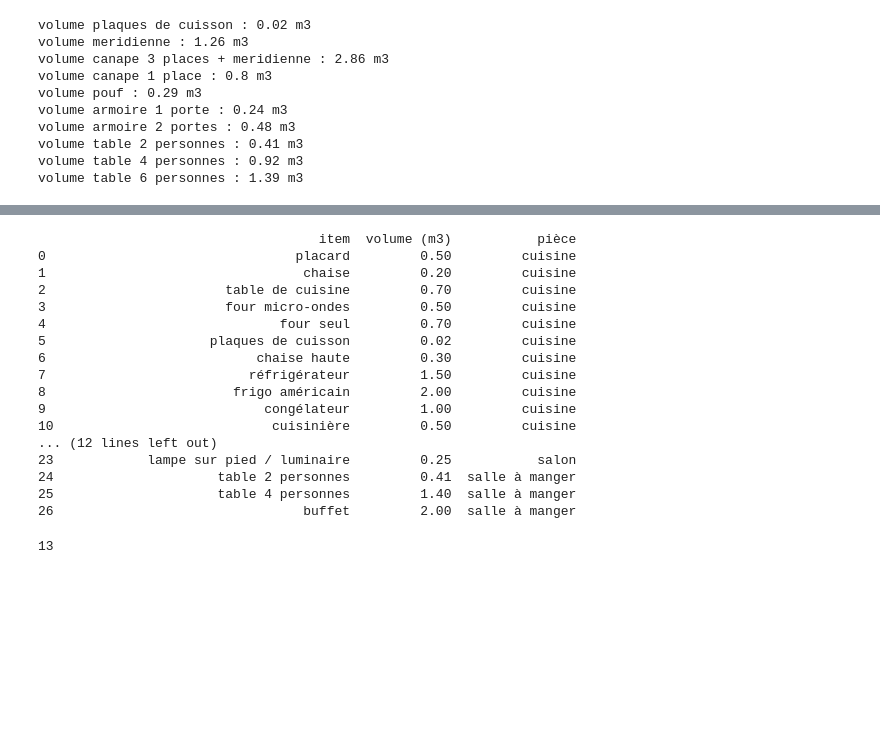
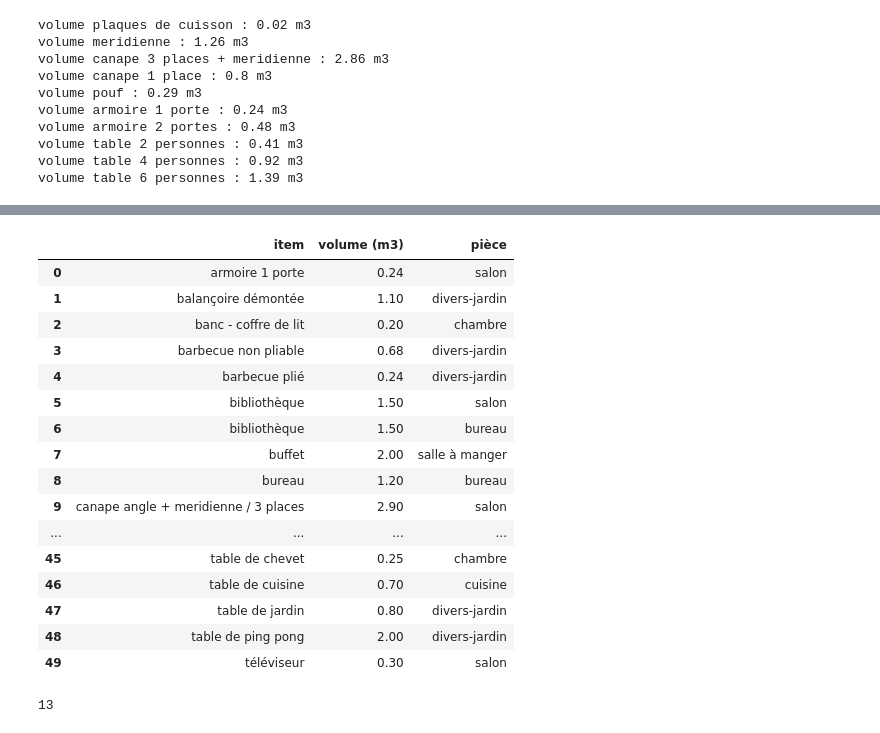
Before and after one commit to CathieLC/Wild-Data-Engineer-2022-2023, a Jupyter notebook: Titre CDA v2/02_base_de_donnees.ipynb, the cells around one changed output, grey strips where cells are left out. Drawn from its saved outputs; the diff is of its cells as text; code cells hidden in the pictures; blank space fills up the shorter version.

```diff
--- a/Titre CDA v2/02_base_de_donnees.ipynb
+++ b/Titre CDA v2/02_base_de_donnees.ipynb
@@ -197,40 +237,49 @@ df
 df.to_csv('items.csv', encoding='utf-8')
 # %%
+df_pièces = df.copy()
 # create a list of our conditions
-conditions = [(df.index <= 11), #cuisine
-              (df.index > 11) & (df.index <= 23), #salon
-              (df.index > 23) & (df.index <= 26), #sam
+conditions = [(df_pièces.index <= 11), #cuisine
+              (df_pièces.index > 11) & (df_pièces.index <= 24), #salon
+              (df_pièces.index > 24) & (df_pièces.index <= 27), #sam
+              (df_pièces.index > 27) & (df_pièces.index <= 36), #chambre
+              (df_pièces.index > 36) & (df_pièces.index <= 42), #bureau
+              (df_pièces.index > 42) & (df_pièces.index <= 49), #divers-jardin
+
             ]
 
 
 # create a list of the values we want to assign for each condition
-values = ['cuisine', 'salon', 'salle à manger']
+values = ['cuisine', 'salon', 'salle à manger', 'chambre','bureau', 'divers-jardin']
 
 # create a new column and use np.select to assign values to it using our lists as arguments
-df['pièce'] = np.select(conditions, values)
+df_pièces['pièce'] = np.select(conditions, values)
 
-print(df)
+#sort value
+df_pièces = df_pièces.sort_values(by=['item'], ascending=True).reset_index(drop=True)
+
 
 #import csv
-df.to_csv('items_with_pieces.csv', encoding='utf-8')
+df_pièces.to_csv('items_with_pieces.csv', encoding='utf-8')
+
+df_pièces
 # %% [output]
-                                    item  volume (m3)           pièce
-0                                placard         0.50         cuisine
-1                                 chaise         0.20         cuisine
-2                       table de cuisine         0.70         cuisine
-3                       four micro-ondes         0.50         cuisine
-4                              four seul         0.70         cuisine
-5                     plaques de cuisson         0.02         cuisine
-6                           chaise haute         0.30         cuisine
-7                          réfrigérateur         1.50         cuisine
-8                        frigo américain         2.00         cuisine
-9                            congélateur         1.00         cuisine
-10                            cuisinière         0.50         cuisine
-... (12 lines left out)
-23            lampe sur pied / luminaire         0.25           salon
-24                     table 2 personnes         0.41  salle à manger
-25                     table 4 personnes         1.40  salle à manger
-26                                buffet         2.00  salle à manger
+|  | item | volume (m3) | pièce |
+| 0 | armoire 1 porte | 0.24 | salon |
+| 1 | balançoire démontée | 1.10 | divers-jardin |
+| 2 | banc - coffre de lit | 0.20 | chambre |
+| 3 | barbecue non pliable | 0.68 | divers-jardin |
+| 4 | barbecue plié | 0.24 | divers-jardin |
+| 5 | bibliothèque | 1.50 | salon |
+| 6 | bibliothèque | 1.50 | bureau |
+| 7 | buffet | 2.00 | salle à manger |
+| 8 | bureau | 1.20 | bureau |
+| 9 | canape angle + meridienne / 3 places | 2.90 | salon |
+| ... | ... | ... | ... |
+| 45 | table de chevet | 0.25 | chambre |
+| 46 | table de cuisine | 0.70 | cuisine |
+| 47 | table de jardin | 0.80 | divers-jardin |
+| 48 | table de ping pong | 2.00 | divers-jardin |
+| 49 | téléviseur | 0.30 | salon |
 # %%
 len(df.loc[0:12])
 # %% [output]
```
Also changed, not shown: parts of 3 cells of this notebook, 2 other files.
